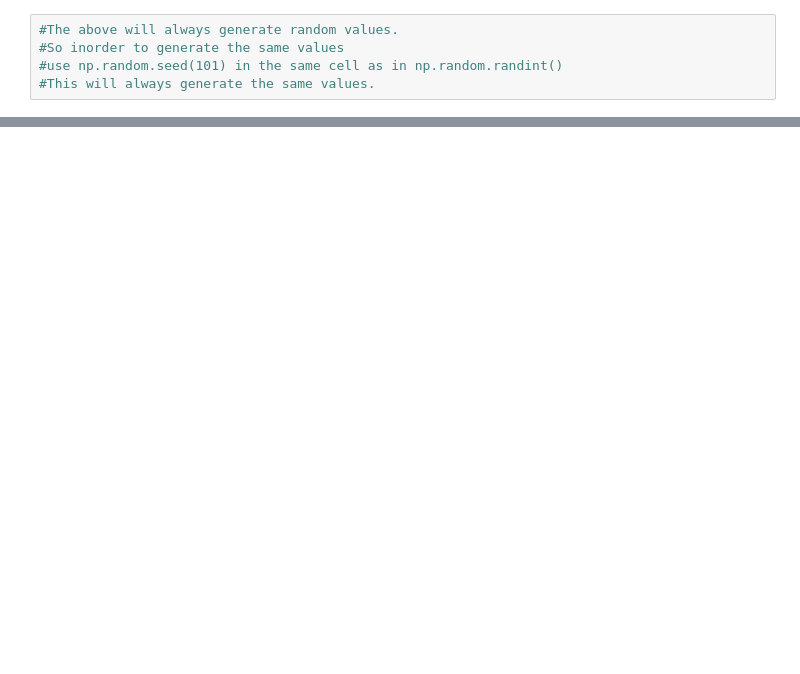
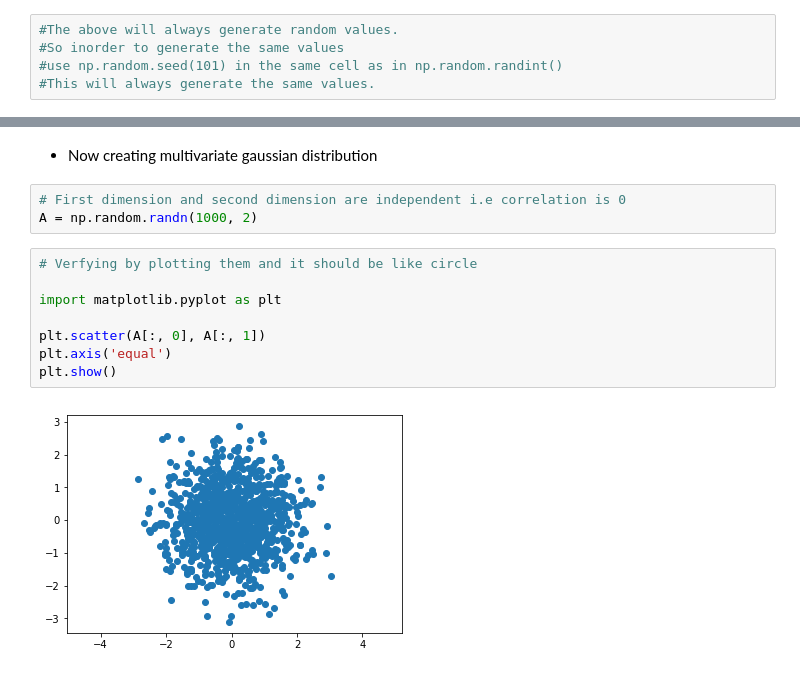
Before and after one commit to mahesh-keswani/ML-DL-FromBasicsToAdvance, a Jupyter notebook: Numpy Basics.ipynb, the cells around one changed output, grey strips where cells are left out. Saved outputs shown, nothing was run; the diff lists cells and outputs as text; blank space fills up the shorter version.

Commit message:
Added various distributions, loops vs array, matrix operations and more

```diff
--- a/Numpy Basics.ipynb
+++ b/Numpy Basics.ipynb
@@ -43,0 +263,15 @@ print(matrix.argmin())
+# %% [markdown]
+- Now creating multivariate gaussian distribution
+# %%
+# First dimension and second dimension are independent i.e correlation is 0
+A = np.random.randn(1000, 2)
+# %%
+# Verfying by plotting them and it should be like circle
+
+import matplotlib.pyplot as plt
+
+plt.scatter(A[:, 0], A[:, 1])
+plt.axis('equal')
+plt.show()
+# %% [output]
+[figure, added]
```
Also changed, not shown: parts of 38 cells of this notebook.
